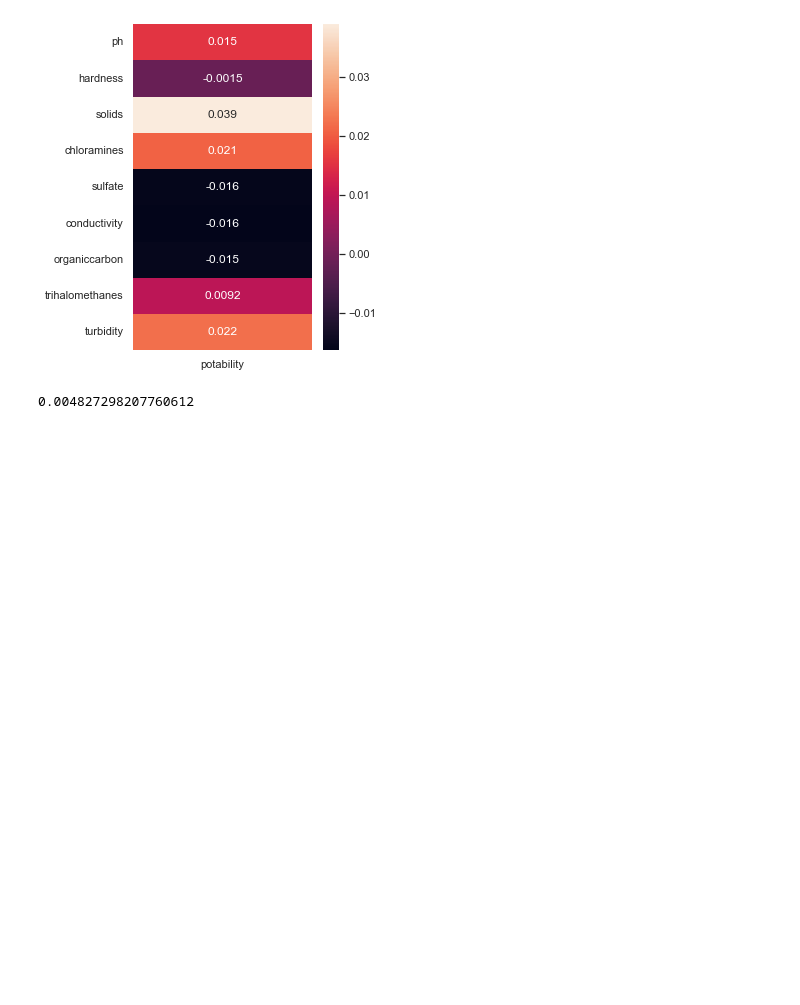
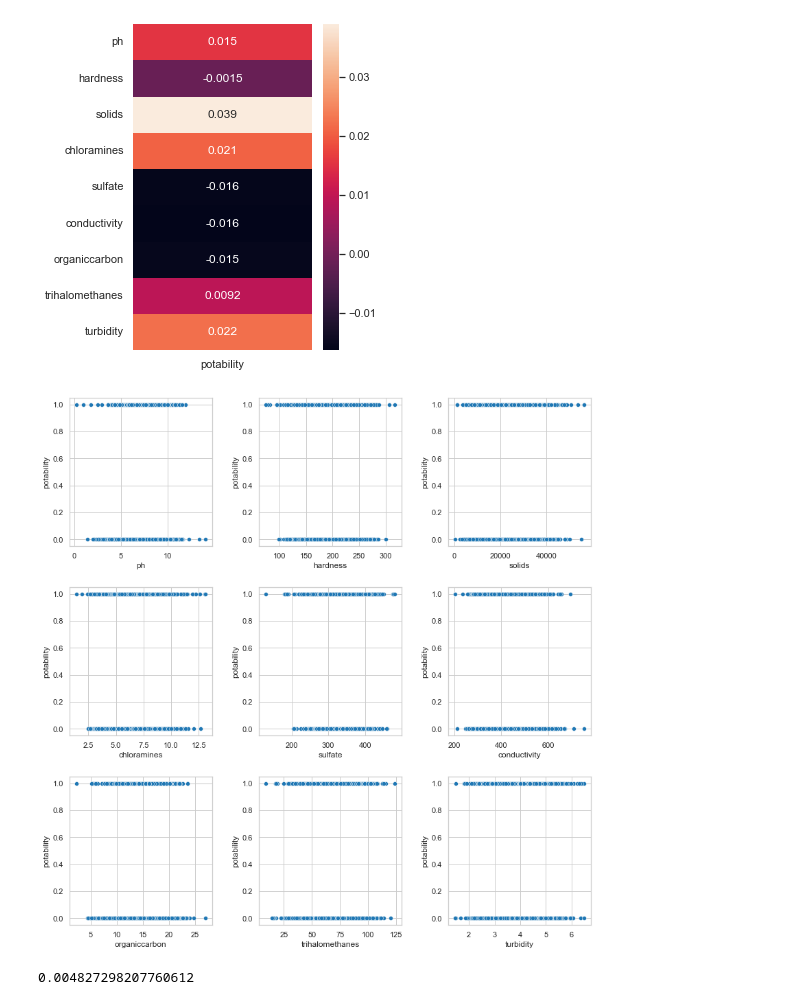
Before and after one commit to christojeffrey/water-potability-stats, a Jupyter notebook: ver2-khelli.ipynb, the cells around one changed output. Cells and saved outputs as stored; diff of their text form; code cells hidden in the pictures; blank space fills up the shorter version.

Commit message:
add scatter

```diff
--- a/ver2-khelli.ipynb
+++ b/ver2-khelli.ipynb
@@ -663,6 +678,18 @@ sns.heatmap(ax=ax, data=df.corr()[["potability"]][1:-1], annot=True)
 plt.show()
 # %% [output]
 [figure]
+# %%
+f, ax = plt.subplots(nrows=3, ncols=3, figsize=(12, 12))
+f.tight_layout(pad=3)
+
+cols = df.columns[1:-1]
+for i in range(3):
+    for j in range(3):
+        sns.scatterplot(ax=ax[i][j], x=df[cols[i*3+j]], y=df["potability"])
+
+plt.show()
+# %% [output]
+[figure, added]
 # %%
 from sklearn.linear_model import LinearRegression
 
```
Also changed, not shown: parts of 1 cell of this notebook.
